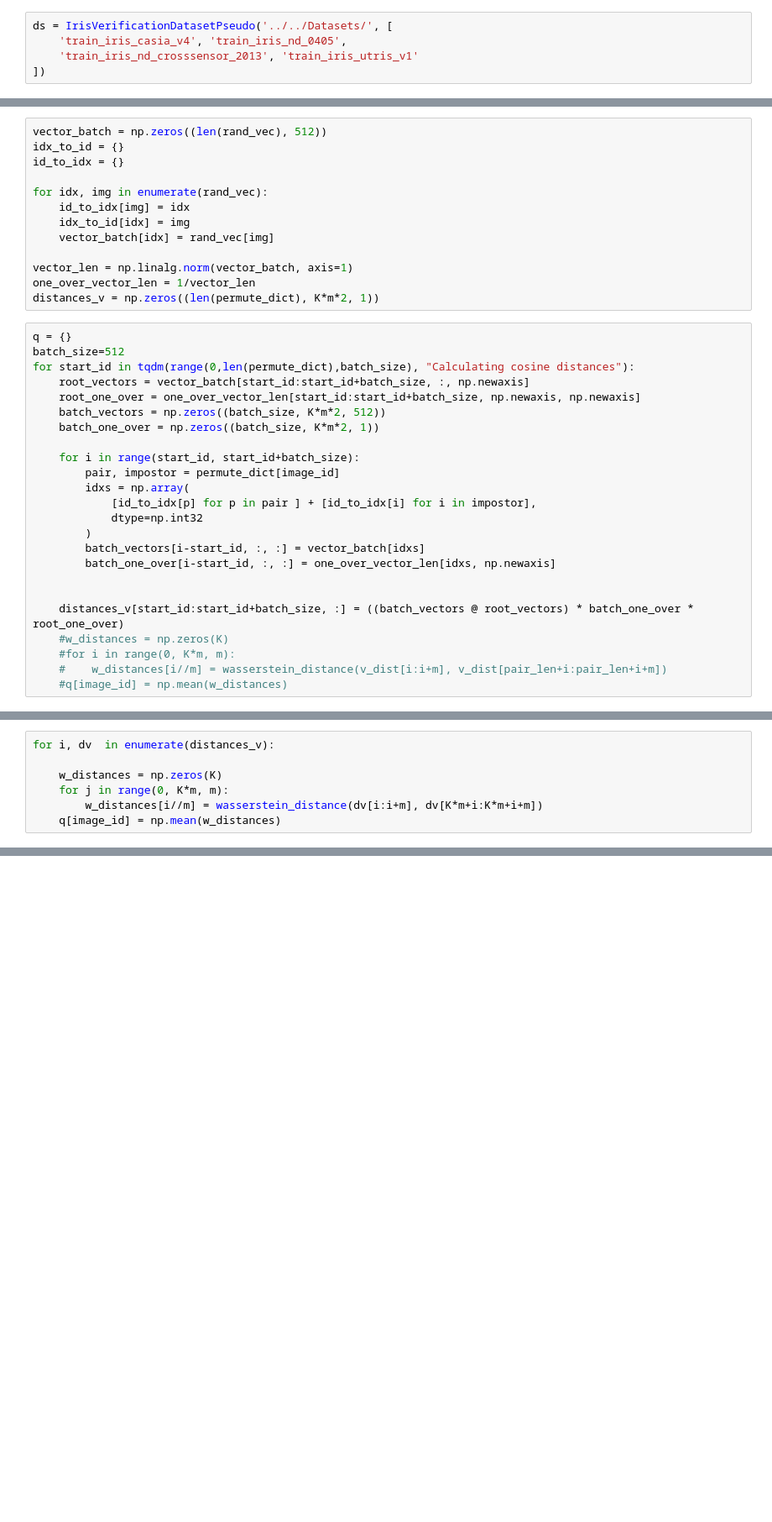
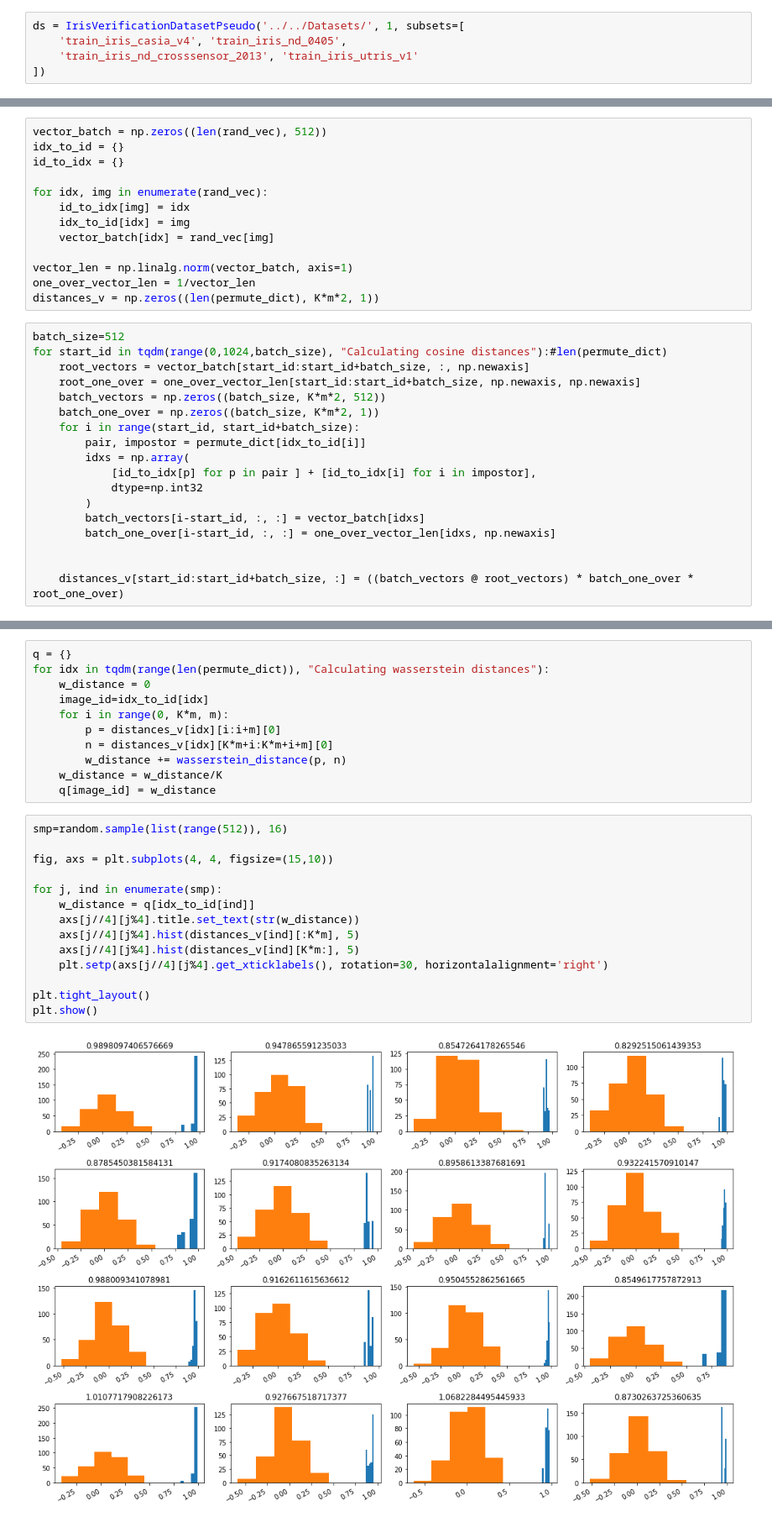
Before and after one commit to marekkles/DP, a Jupyter notebook: lightning/sddfiqa_pseudolabel_gen.ipynb, the cells around one changed output, grey strips where cells are left out. Shown at 84% size. Saved outputs shown, nothing was run; the diff lists cells and outputs as text; blank space fills up the shorter version.

```diff
--- a/lightning/sddfiqa_pseudolabel_gen.ipynb
+++ b/lightning/sddfiqa_pseudolabel_gen.ipynb
@@ -19,7 +21,7 @@ def cos_sim(a,b):
 K=12
 m=24
 # %%
-ds = IrisVerificationDatasetPseudo('../../Datasets/', [
+ds = IrisVerificationDatasetPseudo('../../Datasets/', 1, subsets=[
     'train_iris_casia_v4', 'train_iris_nd_0405',
     'train_iris_nd_crosssensor_2013', 'train_iris_utris_v1'
 ])
@@ -61,16 +63,14 @@ vector_len = np.linalg.norm(vector_batch, axis=1)
 one_over_vector_len = 1/vector_len
 distances_v = np.zeros((len(permute_dict), K*m*2, 1))
 # %%
-q = {}
 batch_size=512
-for start_id in tqdm(range(0,len(permute_dict),batch_size), "Calculating cosine distances"):
+for start_id in tqdm(range(0,1024,batch_size), "Calculating cosine distances"):#len(permute_dict)
     root_vectors = vector_batch[start_id:start_id+batch_size, :, np.newaxis]
     root_one_over = one_over_vector_len[start_id:start_id+batch_size, np.newaxis, np.newaxis]
     batch_vectors = np.zeros((batch_size, K*m*2, 512))
     batch_one_over = np.zeros((batch_size, K*m*2, 1))
-
     for i in range(start_id, start_id+batch_size):
-        pair, impostor = permute_dict[image_id]
+        pair, impostor = permute_dict[idx_to_id[i]]
         idxs = np.array(
             [id_to_idx[p] for p in pair ] + [id_to_idx[i] for i in impostor],
             dtype=np.int32
@@ -80,7 +80,3 @@ for start_id in tqdm(range(0,len(permute_dict),batch_size), "Calculating cosine
 
 
     distances_v[start_id:start_id+batch_size, :] = ((batch_vectors @ root_vectors) * batch_one_over * root_one_over)
-    #w_distances = np.zeros(K)
-    #for i in range(0, K*m, m):
-    #    w_distances[i//m] = wasserstein_distance(v_dist[i:i+m], v_dist[pair_len+i:pair_len+i+m])
-    #q[image_id] = np.mean(w_distances)
@@ -89,7 +82,0 @@ ValueError: operands could not be broadcast together with remapped shapes [origi
-# %%
-for i, dv  in enumerate(distances_v):
-
-    w_distances = np.zeros(K)
-    for j in range(0, K*m, m):
-        w_distances[i//m] = wasserstein_distance(dv[i:i+m], dv[K*m+i:K*m+i+m])
-    q[image_id] = np.mean(w_distances)
@@ -116,0 +83,27 @@ with open('../../Datasets/pseudo_permutations.pt' ,'wb') as f:
+# %%
+q = {}
+for idx in tqdm(range(len(permute_dict)), "Calculating wasserstein distances"):
+    w_distance = 0
+    image_id=idx_to_id[idx]
+    for i in range(0, K*m, m):
+        p = distances_v[idx][i:i+m][0]
+        n = distances_v[idx][K*m+i:K*m+i+m][0]
+        w_distance += wasserstein_distance(p, n)
+    w_distance = w_distance/K
+    q[image_id] = w_distance
+# %%
+smp=random.sample(list(range(512)), 16)
+
+fig, axs = plt.subplots(4, 4, figsize=(15,10))
+
+for j, ind in enumerate(smp):
+    w_distance = q[idx_to_id[ind]]
+    axs[j//4][j%4].title.set_text(str(w_distance))
+    axs[j//4][j%4].hist(distances_v[ind][:K*m], 5)
+    axs[j//4][j%4].hist(distances_v[ind][K*m:], 5)
+    plt.setp(axs[j//4][j%4].get_xticklabels(), rotation=30, horizontalalignment='right')
+
+plt.tight_layout()
+plt.show()
+# %% [output]
+[figure, added]
```
Also changed, not shown: parts of 10 cells of this notebook, 3 other files.
